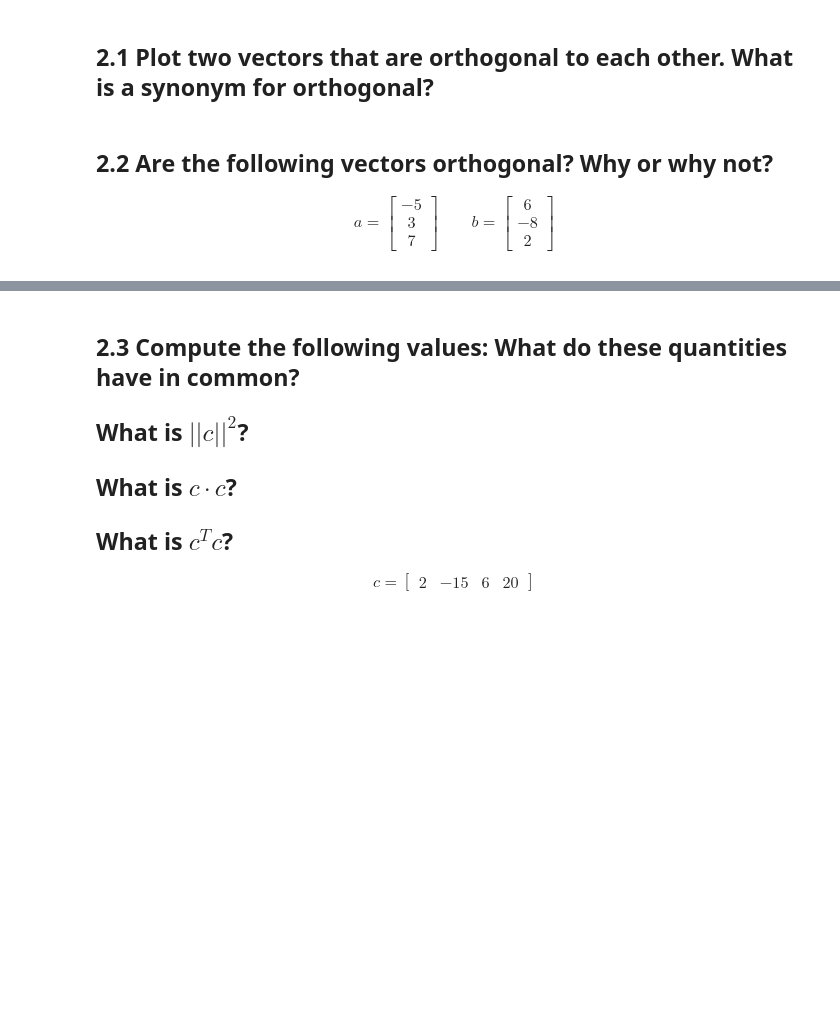
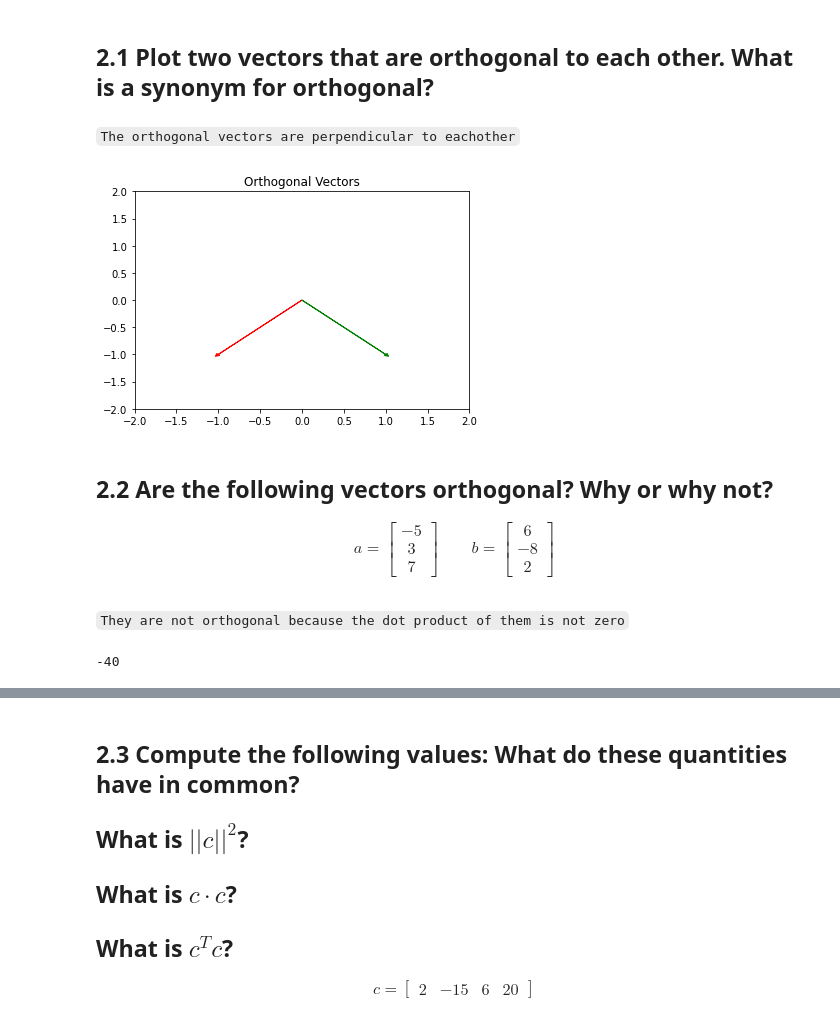
Before and after one commit to skhabiri/DS-Unit-1-Sprint-3-Linear-Algebra, a Jupyter notebook: module2-intermediate-linear-algebra/skhabiri_LS_DS_132_Intermediate_Linear_Algebra_Assignment.ipynb, the cells around one changed output, grey strips where cells are left out. Saved outputs shown, nothing was run; the diff lists cells and outputs as text; code cells hidden in the pictures; blank space fills up the shorter version.

````diff
--- a/module2-intermediate-linear-algebra/skhabiri_LS_DS_132_Intermediate_Linear_Algebra_Assignment.ipynb
+++ b/module2-intermediate-linear-algebra/skhabiri_LS_DS_132_Intermediate_Linear_Algebra_Assignment.ipynb
@@ -79,6 +200,21 @@ corr1
 # Orthogonality
 # %% [markdown]
 ## 2.1 Plot two vectors that are orthogonal to each other. What is a synonym for orthogonal?
+# %% [markdown]
+```The orthogonal vectors are perpendicular to eachother```
+# %%
+vector_1 = [-1, -1]
+vector_2 = [1, -1]
+
+# Plot the Scaled Vectors
+plt.arrow(0,0, vector_1[0], vector_1[1],head_width=.05, head_length=0.05, color ='red')
+plt.arrow(0,0, vector_2[0], vector_2[1],head_width=.05, head_length=0.05, color ='green')
+plt.xlim(-2,2)
+plt.ylim(-2,2)
+plt.title("Orthogonal Vectors")
+plt.show()
+# %% [output]
+[figure, added]
 # %% [markdown]
 ## 2.2 Are the following vectors orthogonal? Why or why not?
 
@@ -87,3 +223,11 @@ a = \begin{bmatrix} -5 \\ 3 \\ 7 \end{bmatrix}
 \qquad
 b = \begin{bmatrix} 6 \\ -8 \\ 2 \end{bmatrix}
 \end{align}
+# %% [markdown]
+```They are not orthogonal because the dot product of them is not zero```
+# %%
+a=[-5,3,7]
+b=[6,-8,2]
+np.matmul(a,b)
+# %% [output]
+-40
````
Also changed, not shown: parts of 27 cells of this notebook.
